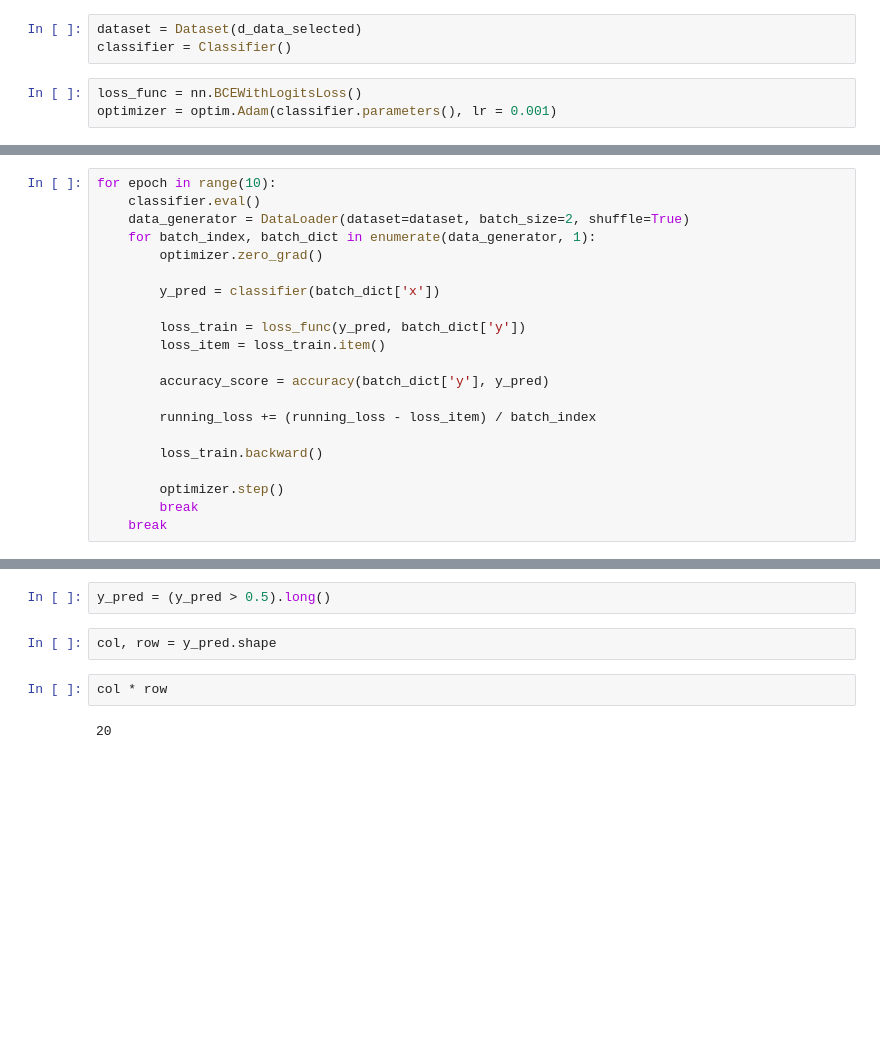
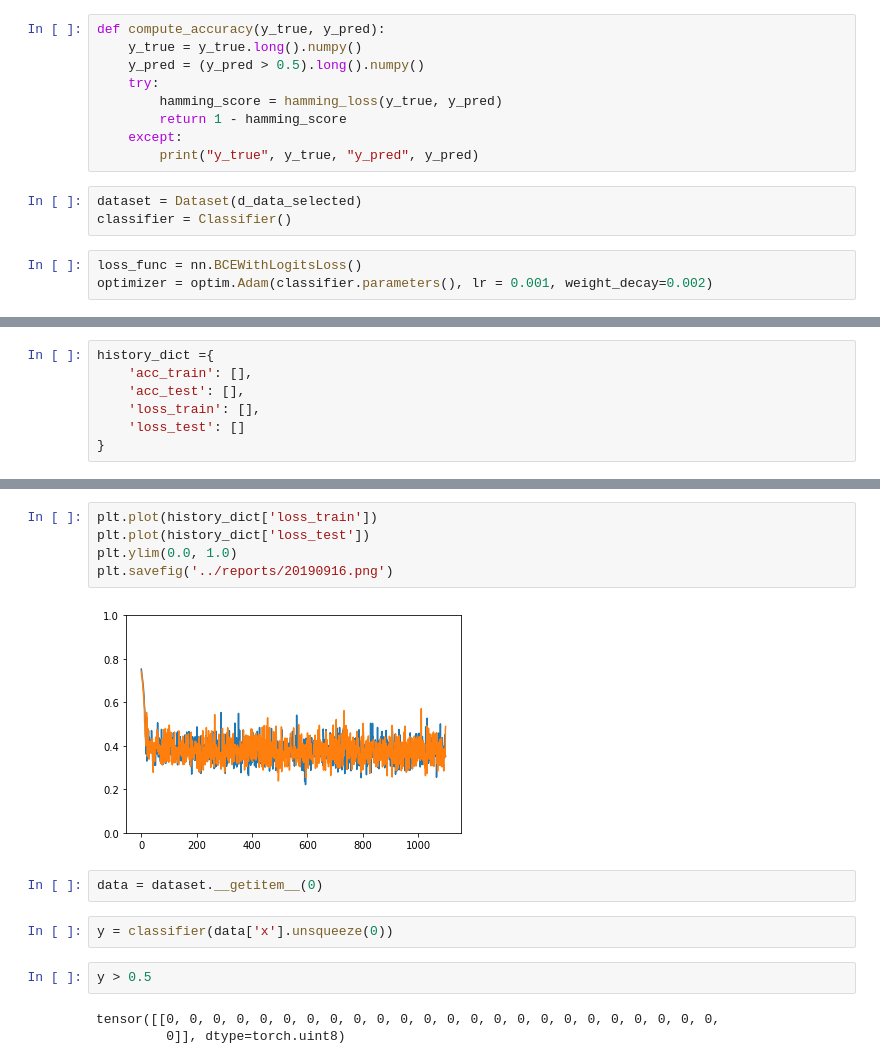
Before and after one commit to jakartaresearch/word-segmentation, a Jupyter notebook: notebook/20190915_architecture.ipynb, the cells around one changed output, grey strips where cells are left out. Saved outputs shown, nothing was run; the diff lists cells and outputs as text; blank space fills up the shorter version.

```diff
--- a/notebook/20190915_architecture.ipynb
+++ b/notebook/20190915_architecture.ipynb
@@ -137,6 +166,15 @@ def accuracy(y_true, y_pred):
+# %%
+def compute_accuracy(y_true, y_pred):
+    y_true = y_true.long().numpy()
+    y_pred = (y_pred > 0.5).long().numpy()
+    try:
+        hamming_score = hamming_loss(y_true, y_pred)
+        return 1 - hamming_score
+    except:
+        print("y_true", y_true, "y_pred", y_pred)
 # %%
 dataset = Dataset(d_data_selected)
 classifier = Classifier()
 # %%
 loss_func = nn.BCEWithLogitsLoss()
-optimizer = optim.Adam(classifier.parameters(), lr = 0.001)
+optimizer = optim.Adam(classifier.parameters(), lr = 0.001, weight_decay=0.002)
@@ -148,21 +181,7 @@ running_acc_val = 0
-# %%
-for epoch in range(10):
-    classifier.eval()
-    data_generator = DataLoader(dataset=dataset, batch_size=2, shuffle=True)
-    for batch_index, batch_dict in enumerate(data_generator, 1):
-        optimizer.zero_grad()
-
-        y_pred = classifier(batch_dict['x'])
-
-        loss_train = loss_func(y_pred, batch_dict['y'])
-        loss_item = loss_train.item()
-
-        accuracy_score = accuracy(batch_dict['y'], y_pred)
-
-        running_loss += (running_loss - loss_item) / batch_index
-
-        loss_train.backward()
-
-        optimizer.step()
-        break
-    break
+# %%
+history_dict ={
+    'acc_train': [],
+    'acc_test': [],
+    'loss_train': [],
+    'loss_test': []
+}
@@ -169,8 +259,16 @@ for epoch in range(10):
+# %%
+plt.plot(history_dict['loss_train'])
+plt.plot(history_dict['loss_test'])
+plt.ylim(0.0, 1.0)
+plt.savefig('../reports/20190916.png')
+# %% [output]
+[figure, added]
+# %%
+data = dataset.__getitem__(0)
+# %%
+y = classifier(data['x'].unsqueeze(0))
 # %%
-y_pred = (y_pred > 0.5).long()
+y > 0.5
+# %% [output]
+tensor([[0, 0, 0, 0, 0, 0, 0, 0, 0, 0, 0, 0, 0, 0, 0, 0, 0, 0, 0, 0, 0, 0, 0, 0,
+         0]], dtype=torch.uint8)
-# %%
-col, row = y_pred.shape
-# %%
-col * row
-# %% [output]
-20
```
Also changed, not shown: parts of 12 cells of this notebook, 1 other file.
